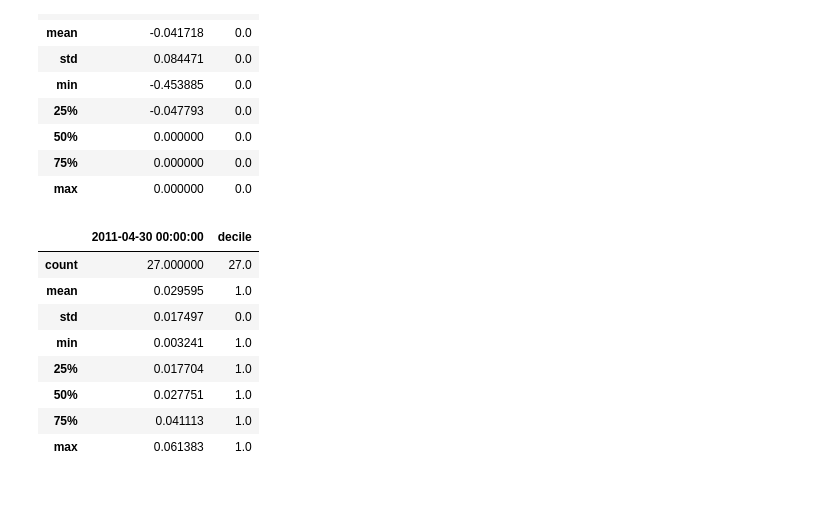
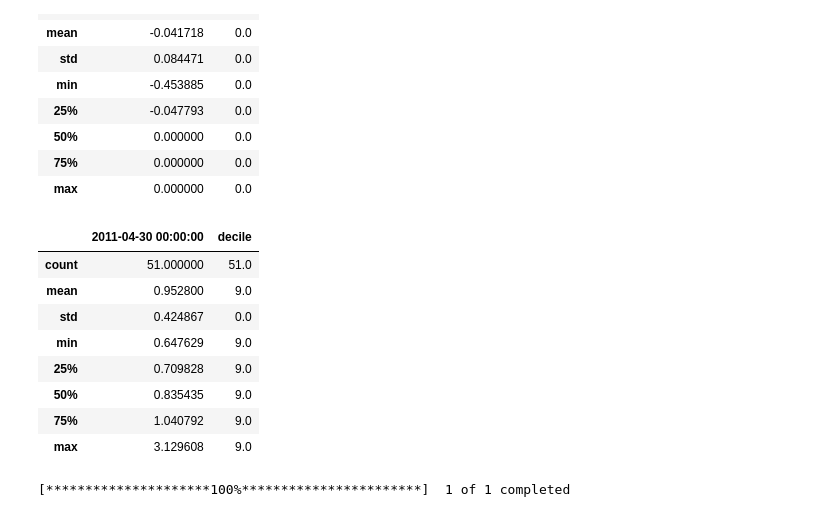
Before and after one commit to ChengyuanSha/Finance-Momentum, a Jupyter notebook: S&P 500 Momentum.ipynb, the cells around one changed output. Saved outputs shown, nothing was run; the diff lists cells and outputs as text; code cells hidden in the pictures.

```diff
--- a/S&P 500 Momentum.ipynb
+++ b/S&P 500 Momentum.ipynb
@@ -165,14 +168,18 @@ return_df[return_df['decile'] == 0].describe()
 | max | 0.000000 | 0.0 |
 # %%
 # check info in a particular month
-return_df[return_df['decile'] == 1].describe()
+return_df[return_df['decile'] == 9].describe()
 # %% [output]
 |  | 2011-04-30 00:00:00 | decile |
-| count | 27.000000 | 27.0 |
-| mean | 0.029595 | 1.0 |
-| std | 0.017497 | 0.0 |
-| min | 0.003241 | 1.0 |
-| 25% | 0.017704 | 1.0 |
-| 50% | 0.027751 | 1.0 |
-| 75% | 0.041113 | 1.0 |
-| max | 0.061383 | 1.0 |
+| count | 51.000000 | 51.0 |
+| mean | 0.952800 | 9.0 |
+| std | 0.424867 | 0.0 |
+| min | 0.647629 | 9.0 |
+| 25% | 0.709828 | 9.0 |
+| 50% | 0.835435 | 9.0 |
+| 75% | 1.040792 | 9.0 |
+| max | 3.129608 | 9.0 |
+# %%
+SP = yf.download('^GSPC', start=dates[0], end=dates[-1])
+# %% [output]
+[*********************100%***********************]  1 of 1 completed
```
Also changed, not shown: parts of 12 cells of this notebook.
